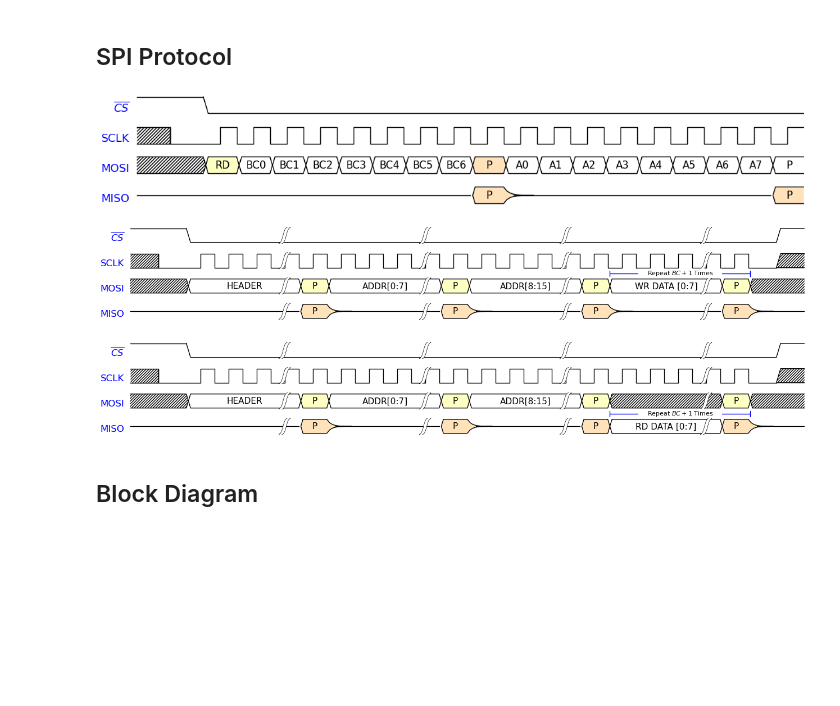
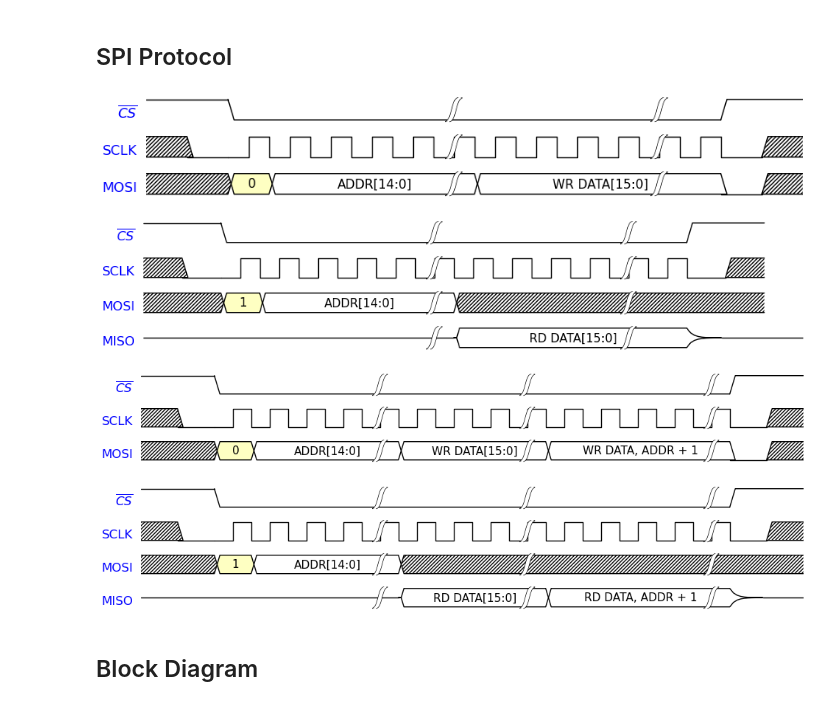
Before and after one commit to Codax2000/ns-sar-pcb, a Jupyter notebook: scratchpad.ipynb, the cells around one changed output. Drawn from its saved outputs; the diff is of its cells as text; code cells hidden in the pictures; blank space fills up the shorter version.

```diff
--- a/scratchpad.ipynb
+++ b/scratchpad.ipynb
@@ -219,59 +218,63 @@ with schemdraw.Drawing() as d:
 # %% [markdown]
 ## SPI Protocol
 # %%
-from schemdraw import logic
-
 with schemdraw.Drawing() as d:
     logic.TimingDiagram(
         {'signal': [
-            {'name': r'$\overline{CS}$', 'wave': '1.0.................'},
-            {'name': 'SCLK',             'wave': 'xln.................'},
-            {'name': 'MOSI',             'wave': 'x.322222224222222222',
-             'data': ['RD', 'BC0', 'BC1', 'BC2', 'BC3', 'BC4', 'BC5', 'BC6', 'P',
-                      'A0', 'A1', 'A2', 'A3', 'A4', 'A5', 'A6', 'A7', 'P']},
-            {'name': 'MISO',             'wave': 'z.........4z.......4', 'data': ['P', 'P']}
+            {'name': r'$\overline{CS}$', 'wave': '1.0....|....|.1.'},
+            {'name': 'SCLK',             'wave': 'xln....|....|.lx'},
+            {'name': 'MOSI',             'wave': 'x.32...|2...|.lx',
+             'data': ['0', 'ADDR[14:0]', 'WR DATA[15:0]']}
         ]},
         grid=False,
         ygap=0.4
     )
 # %% [output]
-[figure, old version]
+[figure, new version]
 # %%
 with schemdraw.Drawing() as d:
     logic.TimingDiagram(
         {'signal': [
-            {'name': r'$\overline{CS}$', 'wave': '1.0..|....|....|....|..1'},
-            {'name': 'SCLK',             'wave': 'xln..|....|....|....|.lx'},
-            {'name': 'MOSI',             'wave': 'x.2..|32..|32..|32..|3x.',
-             'data': ['HEADER', 'P', 'ADDR[0:7]', 'P', 'ADDR[8:15]', 'P', 'WR DATA [0:7]', 'P']},
-            {'name': 'MISO',             'wave': 'z....|4z..|4z..|4z..|4z.', 'data': ['P'] * 4}
-        ],
-        'edge': [
-            '[2^:17]+[2^:22] Repeat $BC+1$ Times'
+            {'name': r'$\overline{CS}$', 'wave': '1.0....|....|.1.'},
+            {'name': 'SCLK',             'wave': 'xln....|....|.lx'},
+            {'name': 'MOSI',             'wave': 'x.32...|x...|...',
+             'data': ['1', 'ADDR[14:0]']},
+            {'name': 'MISO',             'wave': 'z......|2...|.z..', 'data': ['RD DATA[15:0]']}
         ]},
         grid=False,
         ygap=0.4
     )
 # %% [output]
-[figure, old version]
+[figure, new version]
+# %%
+with schemdraw.Drawing() as d:
+    logic.TimingDiagram(
+        {'signal': [
+            {'name': r'$\overline{CS}$', 'wave': '1.0...|...|....|1.'},
+            {'name': 'SCLK',             'wave': 'xln...|...|....|lx'},
+            {'name': 'MOSI',             'wave': 'x.32..|2..|2...|lx',
+             'data': ['0', 'ADDR[14:0]', 'WR DATA[15:0]', 'WR DATA, ADDR + 1']}
+        ]},
+        grid=False,
+        ygap=0.4
+    )
+# %% [output]
+[figure, added]
 # %%
 with schemdraw.Drawing() as d:
     logic.TimingDiagram(
         {'signal': [
-            {'name': r'$\overline{CS}$', 'wave': '1.0..|....|....|....|..1'},
-            {'name': 'SCLK',             'wave': 'xln..|....|....|....|.lx'},
-            {'name': 'MOSI',             'wave': 'x.2..|32..|32..|3x..|3x.',
-             'data': ['HEADER', 'P', 'ADDR[0:7]', 'P', 'ADDR[8:15]', 'P', 'P']},
-            {'name': 'MISO',             'wave': 'z....|4z..|4z..|42..|4z.', 'data': ['P'] * 3 + ['RD DATA [0:7]', 'P']}
-        ],
-        'edge': [
-            '[3^:17]+[3^:22] Repeat $BC+1$ Times'
+            {'name': r'$\overline{CS}$', 'wave': '1.0...|...|....|1.'},
+            {'name': 'SCLK',             'wave': 'xln...|...|....|lx'},
+            {'name': 'MOSI',             'wave': 'x.32..|x..|....|..',
+             'data': ['1', 'ADDR[14:0]', 'WR DATA[15:0]', 'WR DATA, ADDR + 1']},
+            {'name': 'MISO',             'wave': 'z.....|2..|2...|z.', 'data': ['RD DATA[15:0]', 'RD DATA, ADDR + 1']}
         ]},
         grid=False,
         ygap=0.4
     )
 # %% [output]
-[figure, old version]
+[figure, new version]
 # %% [markdown]
 ## Block Diagram
 # %%
```
Also changed, not shown: parts of 3 cells of this notebook, 13 other files.
